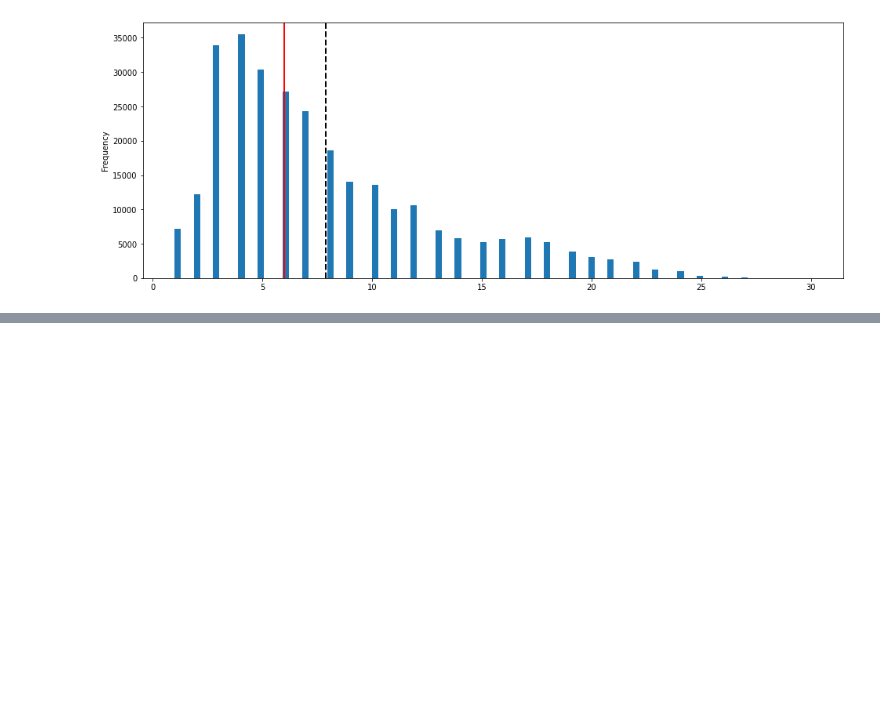
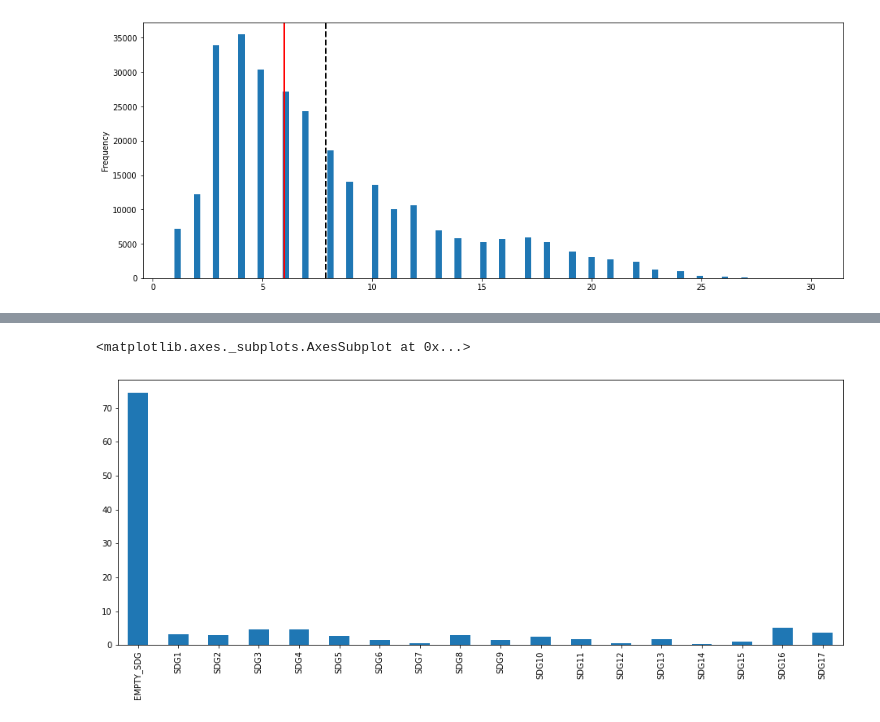
Before and after one commit to WisConT/oecd_financial_flows, a Jupyter notebook: notebooks/4.0-pb-ExploratoryDataAnalysisTestColumn.ipynb, the cells around one changed output, grey strips where cells are left out. Cells and saved outputs as stored; diff of their text form; code cells hidden in the pictures; blank space fills up the shorter version.

```diff
--- a/notebooks/4.0-pb-ExploratoryDataAnalysisTestColumn.ipynb
+++ b/notebooks/4.0-pb-ExploratoryDataAnalysisTestColumn.ipynb
@@ -143,0 +354,5 @@ plt.axvline(df['ShortDescriptionNumber'].median(), color='r', linestyle='solid',
+# %%
+list_sdgs_per.plot.bar(figsize=(16, 6))
+# %% [output]
+<matplotlib.axes._subplots.AxesSubplot at 0x...>
+[figure, added]
```
Also changed, not shown: parts of 27 cells of this notebook, 36 other files.
